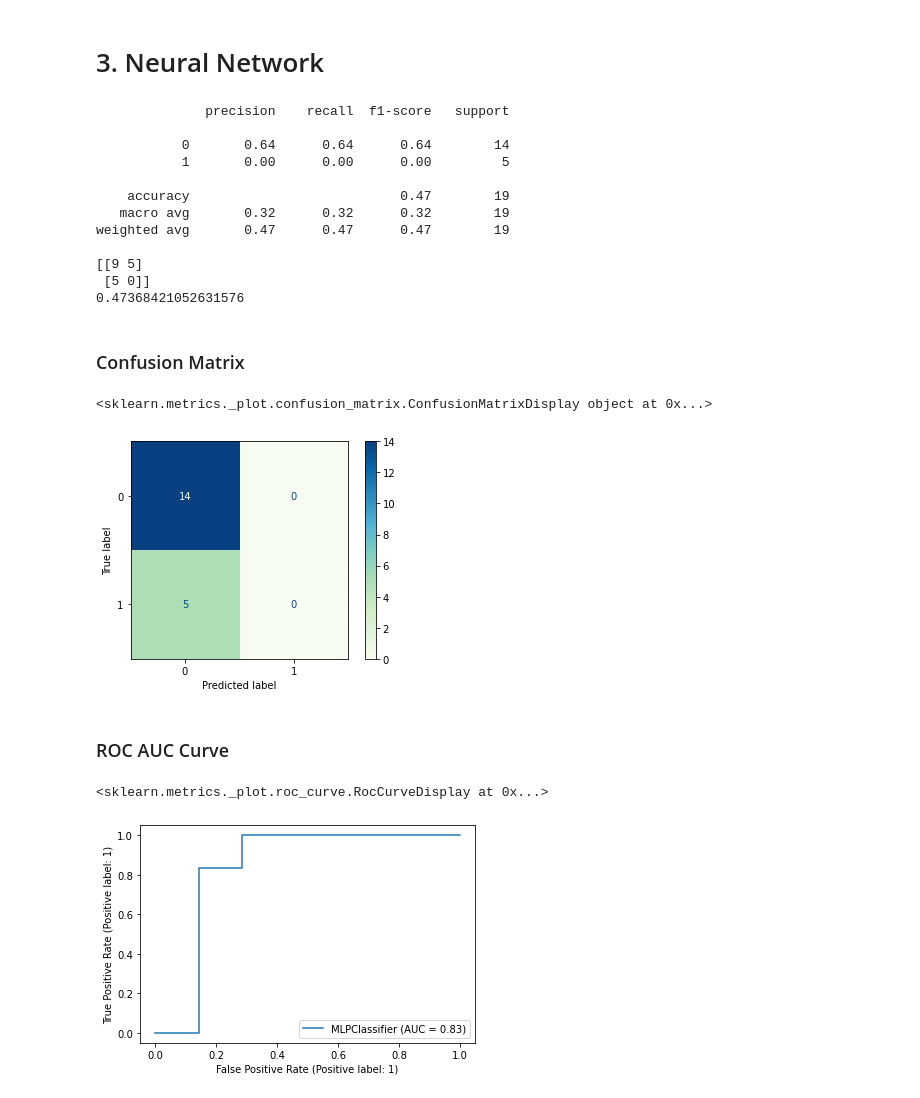
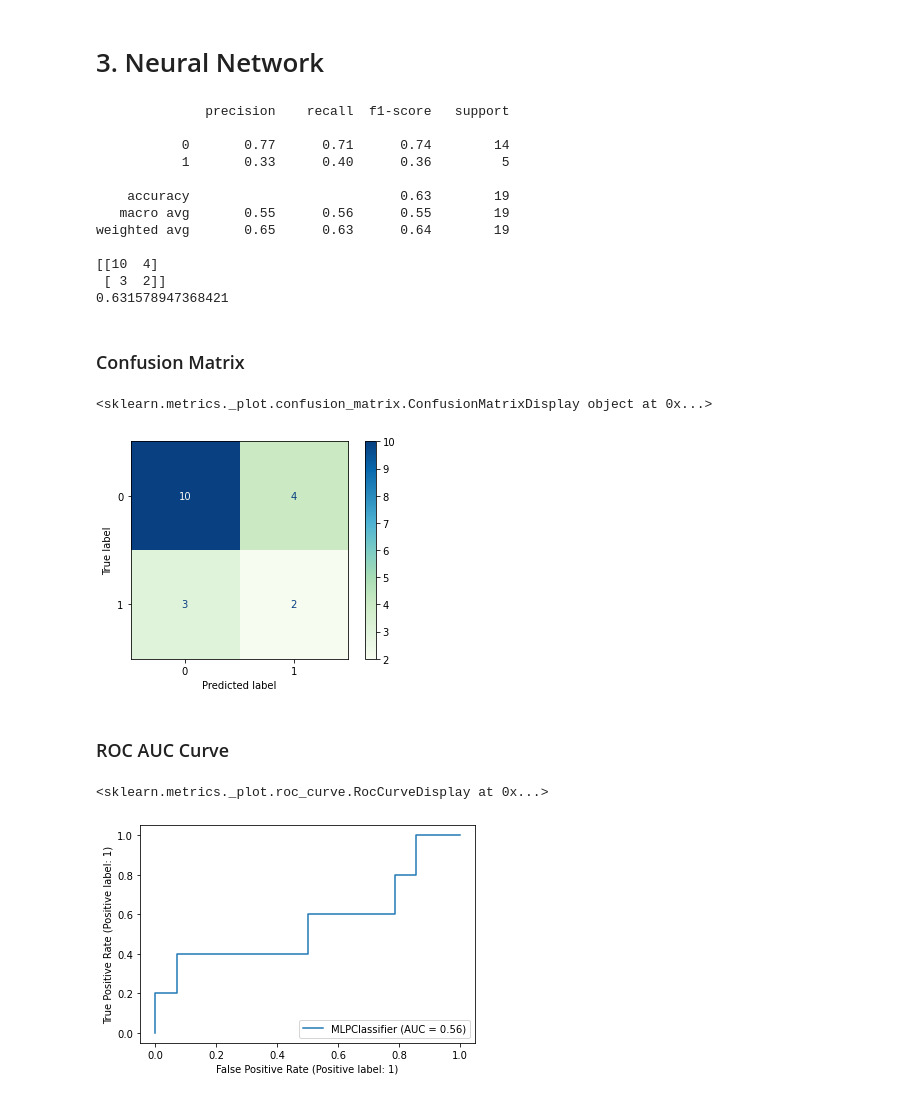
Before and after one commit to KisanThapa/ProjectCS638-Applied-Machine-Learning, a Jupyter notebook: model.ipynb, the cells around one changed output. Cells and saved outputs as stored; diff of their text form; code cells hidden in the pictures.

```diff
--- a/model.ipynb
+++ b/model.ipynb
@@ -348,7 +354,7 @@ accuracy : 0.6972727272727274
 # %% [markdown]
 # 3. Neural Network
 # %%
-mlpc = MLPClassifier(hidden_layer_sizes=(30, 10), max_iter=500)
+mlpc = MLPClassifier(hidden_layer_sizes=(10, 20, 10), max_iter=1000)
 mlpc.fit(X_train, y_train)
 pred_mlpc = mlpc.predict(X_test)
 # %%
@@ -359,29 +365,29 @@ print(accuracy_score(y_test, pred_mlpc))
 # %% [output]
               precision    recall  f1-score   support
 
-           0       0.64      0.64      0.64        14
-           1       0.00      0.00      0.00         5
+           0       0.77      0.71      0.74        14
+           1       0.33      0.40      0.36         5
 
-    accuracy                           0.47        19
-   macro avg       0.32      0.32      0.32        19
-weighted avg       0.47      0.47      0.47        19
+    accuracy                           0.63        19
+   macro avg       0.55      0.56      0.55        19
+weighted avg       0.65      0.63      0.64        19
 
-[[9 5]
- [5 0]]
-0.47368421052631576
+[[10  4]
+ [ 3  2]]
+0.631578947368421
 # %% [markdown]
 ### Confusion Matrix
 # %%
-conf_mat = metrics.plot_confusion_matrix(clf, X_test, y_test, cmap='GnBu')
+conf_mat = metrics.plot_confusion_matrix(mlpc, X_test, y_test, cmap='GnBu')
 print(conf_mat)
 # %% [output]
 <sklearn.metrics._plot.confusion_matrix.ConfusionMatrixDisplay object at 0x...>
-[figure, old version]
+[figure, new version]
 # %% [markdown]
 ### ROC AUC Curve
 # %%
-plot_roc_curve(mlpc, X_valid, y_valid)
+plot_roc_curve(mlpc, X_test, y_test)
 # %% [output]
 <sklearn.metrics._plot.roc_curve.RocCurveDisplay at 0x...>
-[figure, old version]
+[figure, new version]
 # %%
```
Also changed, not shown: parts of 11 cells of this notebook.
